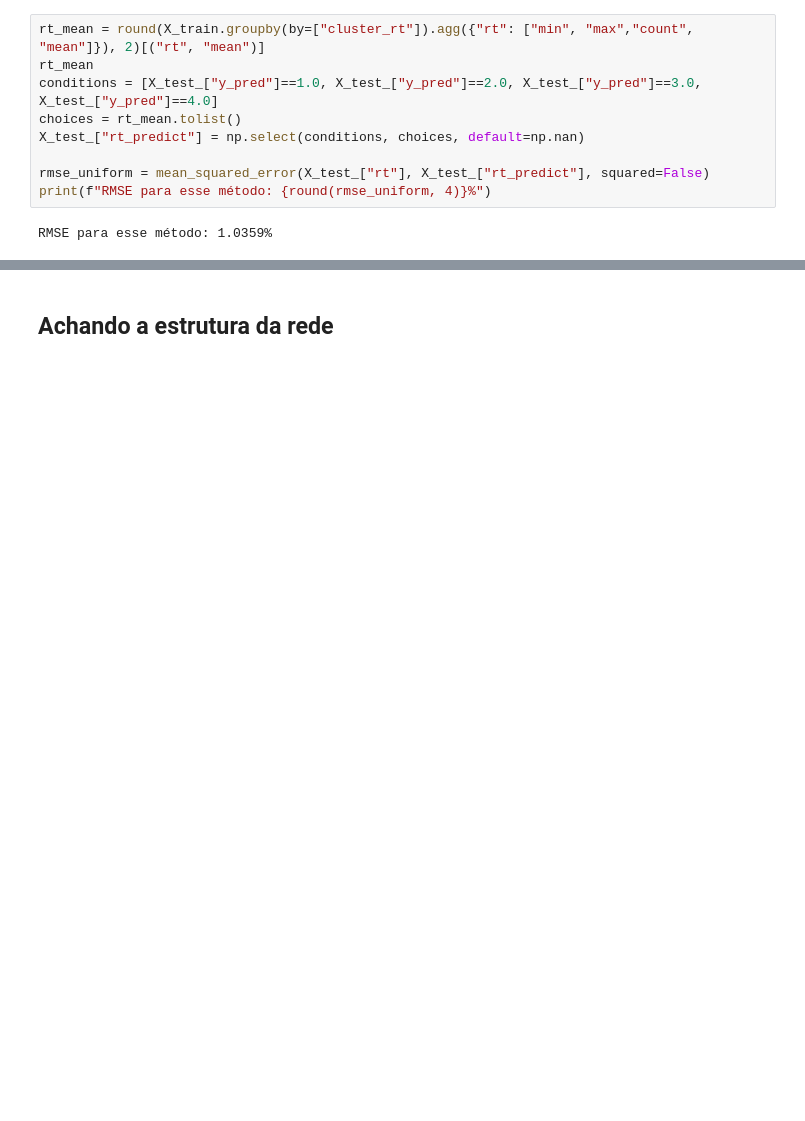
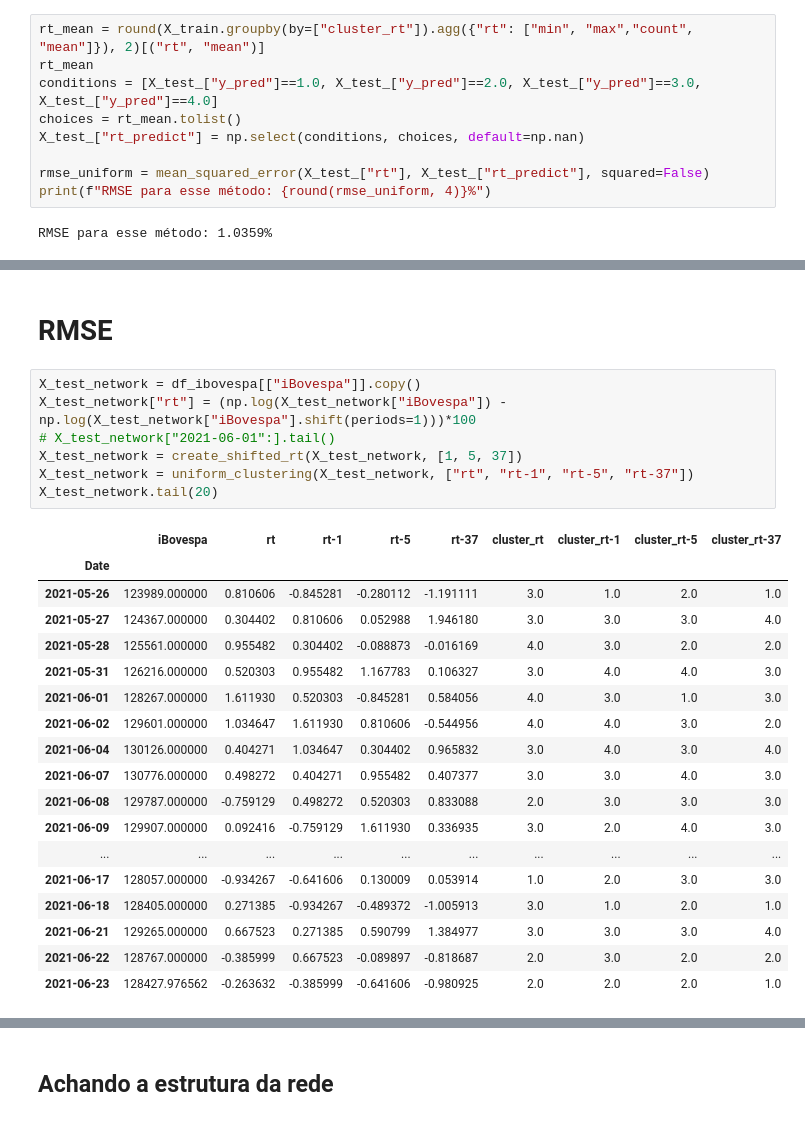
Before and after one commit to cafe-com-analytics/stock_market_index_daily_direction, a Jupyter notebook: notebooks/01_reproducing_paper_ibovespa.ipynb, the cells around one changed output, grey strips where cells are left out. Saved outputs shown, nothing was run; the diff lists cells and outputs as text; blank space fills up the shorter version.

```diff
--- a/notebooks/01_reproducing_paper_ibovespa.ipynb
+++ b/notebooks/01_reproducing_paper_ibovespa.ipynb
@@ -355,0 +376,28 @@ RMSE para esse método: 1.0359%
+# %% [markdown]
+# RMSE
+# %%
+X_test_network = df_ibovespa[["iBovespa"]].copy()
+X_test_network["rt"] = (np.log(X_test_network["iBovespa"]) - np.log(X_test_network["iBovespa"].shift(periods=1)))*100
+# X_test_network["2021-06-01":].tail()
+X_test_network = create_shifted_rt(X_test_network, [1, 5, 37])
+X_test_network = uniform_clustering(X_test_network, ["rt", "rt-1", "rt-5", "rt-37"])
+X_test_network.tail(20)
+# %% [output]
+|  | iBovespa | rt | rt-1 | rt-5 | rt-37 | cluster_rt | cluster_rt-1 | cluster_rt-5 | cluster_rt-37 |
+| Date |  |  |  |  |  |  |  |  |  |
+| 2021-05-26 | 123989.000000 | 0.810606 | -0.845281 | -0.280112 | -1.191111 | 3.0 | 1.0 | 2.0 | 1.0 |
+| 2021-05-27 | 124367.000000 | 0.304402 | 0.810606 | 0.052988 | 1.946180 | 3.0 | 3.0 | 3.0 | 4.0 |
+| 2021-05-28 | 125561.000000 | 0.955482 | 0.304402 | -0.088873 | -0.016169 | 4.0 | 3.0 | 2.0 | 2.0 |
+| 2021-05-31 | 126216.000000 | 0.520303 | 0.955482 | 1.167783 | 0.106327 | 3.0 | 4.0 | 4.0 | 3.0 |
+| 2021-06-01 | 128267.000000 | 1.611930 | 0.520303 | -0.845281 | 0.584056 | 4.0 | 3.0 | 1.0 | 3.0 |
+| 2021-06-02 | 129601.000000 | 1.034647 | 1.611930 | 0.810606 | -0.544956 | 4.0 | 4.0 | 3.0 | 2.0 |
+| 2021-06-04 | 130126.000000 | 0.404271 | 1.034647 | 0.304402 | 0.965832 | 3.0 | 4.0 | 3.0 | 4.0 |
+| 2021-06-07 | 130776.000000 | 0.498272 | 0.404271 | 0.955482 | 0.407377 | 3.0 | 3.0 | 4.0 | 3.0 |
+| 2021-06-08 | 129787.000000 | -0.759129 | 0.498272 | 0.520303 | 0.833088 | 2.0 | 3.0 | 3.0 | 3.0 |
+| 2021-06-09 | 129907.000000 | 0.092416 | -0.759129 | 1.611930 | 0.336935 | 3.0 | 2.0 | 4.0 | 3.0 |
+| ... | ... | ... | ... | ... | ... | ... | ... | ... | ... |
+| 2021-06-17 | 128057.000000 | -0.934267 | -0.641606 | 0.130009 | 0.053914 | 1.0 | 2.0 | 3.0 | 3.0 |
+| 2021-06-18 | 128405.000000 | 0.271385 | -0.934267 | -0.489372 | -1.005913 | 3.0 | 1.0 | 2.0 | 1.0 |
+| 2021-06-21 | 129265.000000 | 0.667523 | 0.271385 | 0.590799 | 1.384977 | 3.0 | 3.0 | 3.0 | 4.0 |
+| 2021-06-22 | 128767.000000 | -0.385999 | 0.667523 | -0.089897 | -0.818687 | 2.0 | 3.0 | 2.0 | 2.0 |
+| 2021-06-23 | 128427.976562 | -0.263632 | -0.385999 | -0.641606 | -0.980925 | 2.0 | 2.0 | 2.0 | 1.0 |
```
Also changed, not shown: parts of 11 cells of this notebook, 1 other file.
